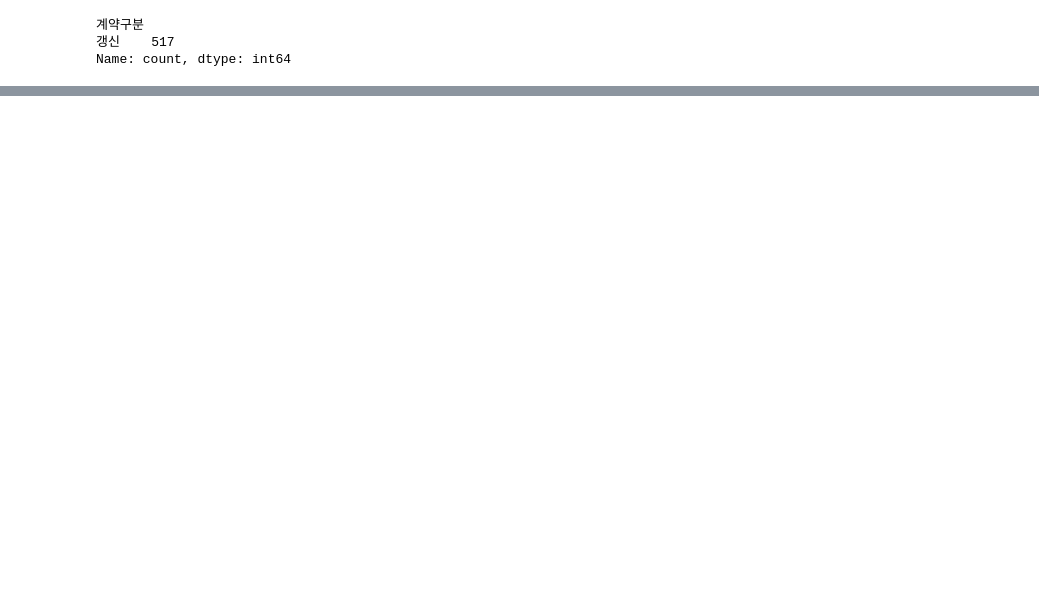
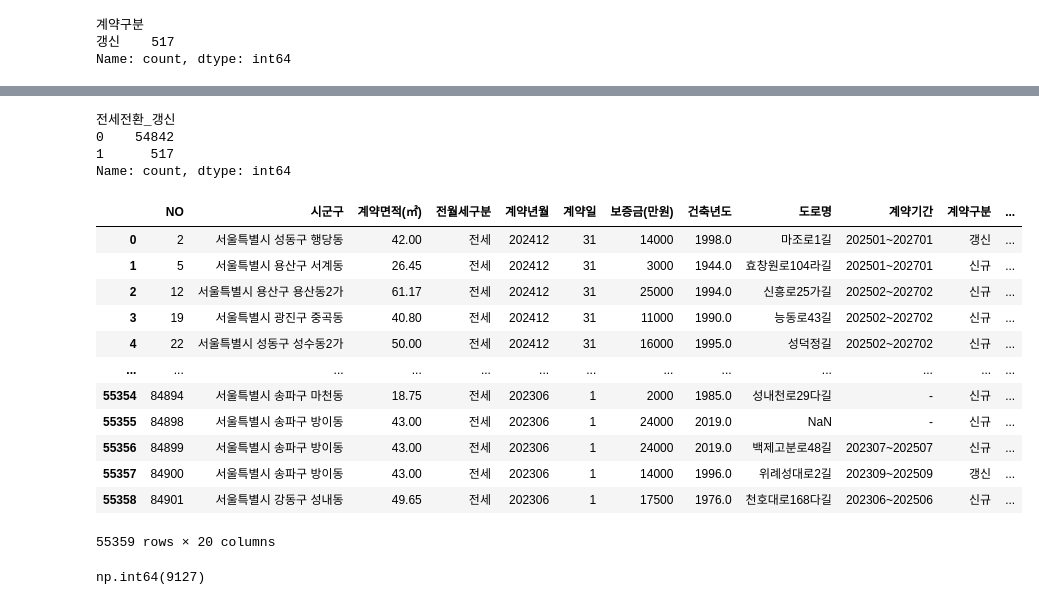
Before and after one commit to skqkrl/SDC_project, a Jupyter notebook: geumhui.ipynb, the cells around one changed output, grey strips where cells are left out. Cells and saved outputs as stored; diff of their text form; code cells hidden in the pictures; blank space fills up the shorter version.

```diff
--- a/geumhui.ipynb
+++ b/geumhui.ipynb
@@ -495,3 +465,0 @@ multi_household[multi_household.duplicated()]
-# %%
-# 계약 기간 컬럼 분리
-multi_household[['start_ym', 'end_ym']] = multi_household['계약기간'].str.split('~', expand = True)
@@ -501,0 +466,7 @@ multi_household[['start_ym', 'end_ym']] = multi_household['계약기간'].str.sp
+# %%
+# 전세전환_갱신 컬럼 생성하여 갱신이지만 월세에서 전세로 전환된 케이스 태깅(true = 1, false = 0)
+multi_household['전세전환_갱신'] = (
+    (multi_household['계약구분'] == '갱신') &
+    (multi_household['종전계약 월세(만원)'] > 0)
+).astype(int)
+multi_household.head()
@@ -501,0 +480,44 @@ multi_household[['start_ym', 'end_ym']] = multi_household['계약기간'].str.sp
+# %%
+multi_household['전세전환_갱신'].value_counts()
+# %% [output]
+전세전환_갱신
+0    54842
+1      517
+Name: count, dtype: int64
+# %%
+def extract_contract_months(row):
+    try:
+        if pd.isna(row['계약기간']) or '~' not in row['계약기간']:
+            return None
+        start_str, end_str = row['계약기간'].split('~')
+        start_date = pd.to_datetime(start_str + '01', format='%Y%m%d', errors='coerce')
+        end_date = pd.to_datetime(end_str + '01', format='%Y%m%d', errors='coerce')
+
+        if pd.isna(start_date) or pd.isna(end_date):
+            return None
+
+        return (end_date.year - start_date.year) * 12 + (end_date.month - start_date.month)
+    except:
+        return None
+
+multi_household['계약개월수'] = multi_household.apply(extract_contract_months, axis=1)
+# %%
+multi_household
+# %% [output]
+|  | NO | 시군구 | 계약면적(㎡) | 전월세구분 | 계약년월 | 계약일 | 보증금(만원) | 건축년도 | 도로명 | 계약기간 | 계약구분 | ... |
+| 0 | 2 | 서울특별시 성동구 행당동 | 42.00 | 전세 | 202412 | 31 | 14000 | 1998.0 | 마조로1길 | 202501~202701 | 갱신 | ... |
+| 1 | 5 | 서울특별시 용산구 서계동 | 26.45 | 전세 | 202412 | 31 | 3000 | 1944.0 | 효창원로104라길 | 202501~202701 | 신규 | ... |
+| 2 | 12 | 서울특별시 용산구 용산동2가 | 61.17 | 전세 | 202412 | 31 | 25000 | 1994.0 | 신흥로25가길 | 202502~202702 | 신규 | ... |
+| 3 | 19 | 서울특별시 광진구 중곡동 | 40.80 | 전세 | 202412 | 31 | 11000 | 1990.0 | 능동로43길 | 202502~202702 | 신규 | ... |
+| 4 | 22 | 서울특별시 성동구 성수동2가 | 50.00 | 전세 | 202412 | 31 | 16000 | 1995.0 | 성덕정길 | 202502~202702 | 신규 | ... |
+| ... | ... | ... | ... | ... | ... | ... | ... | ... | ... | ... | ... | ... |
+| 55354 | 84894 | 서울특별시 송파구 마천동 | 18.75 | 전세 | 202306 | 1 | 2000 | 1985.0 | 성내천로29다길 | - | 신규 | ... |
+| 55355 | 84898 | 서울특별시 송파구 방이동 | 43.00 | 전세 | 202306 | 1 | 24000 | 2019.0 | NaN | - | 신규 | ... |
+| 55356 | 84899 | 서울특별시 송파구 방이동 | 43.00 | 전세 | 202306 | 1 | 24000 | 2019.0 | 백제고분로48길 | 202307~202507 | 신규 | ... |
+| 55357 | 84900 | 서울특별시 송파구 방이동 | 43.00 | 전세 | 202306 | 1 | 14000 | 1996.0 | 위례성대로2길 | 202309~202509 | 갱신 | ... |
+| 55358 | 84901 | 서울특별시 강동구 성내동 | 49.65 | 전세 | 202306 | 1 | 17500 | 1976.0 | 천호대로168다길 | 202306~202506 | 신규 | ... |
+55359 rows × 20 columns
+# %%
+multi_household['계약개월수'].isnull().sum()
+# %% [output]
+np.int64(9127)
```
Also changed, not shown: parts of 34 cells of this notebook.
